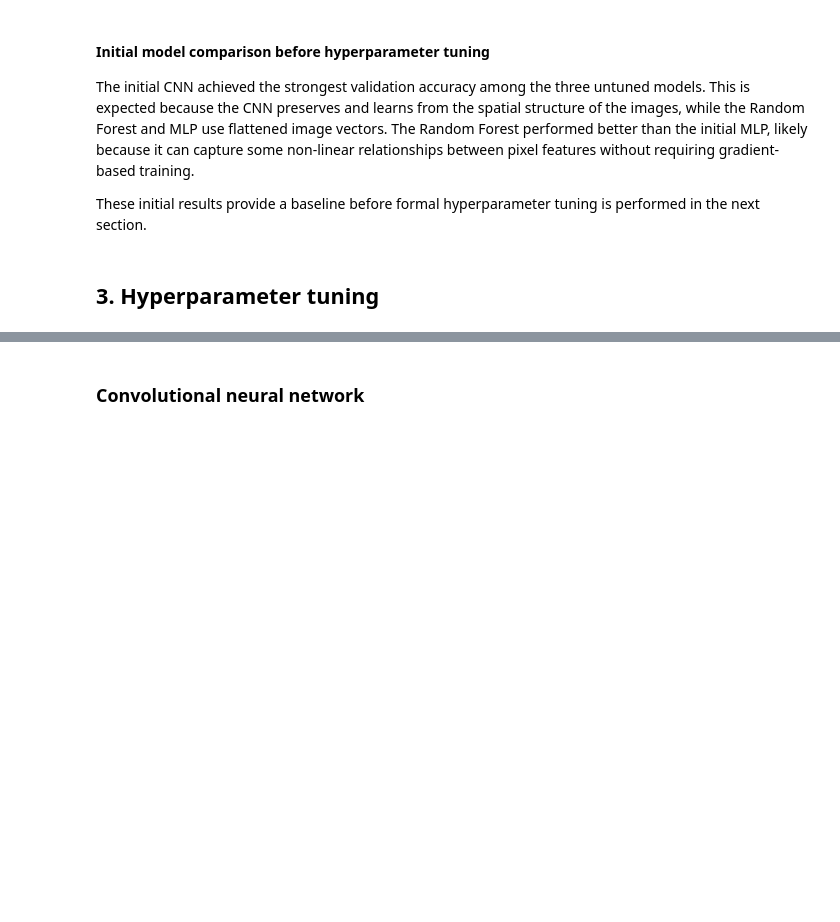
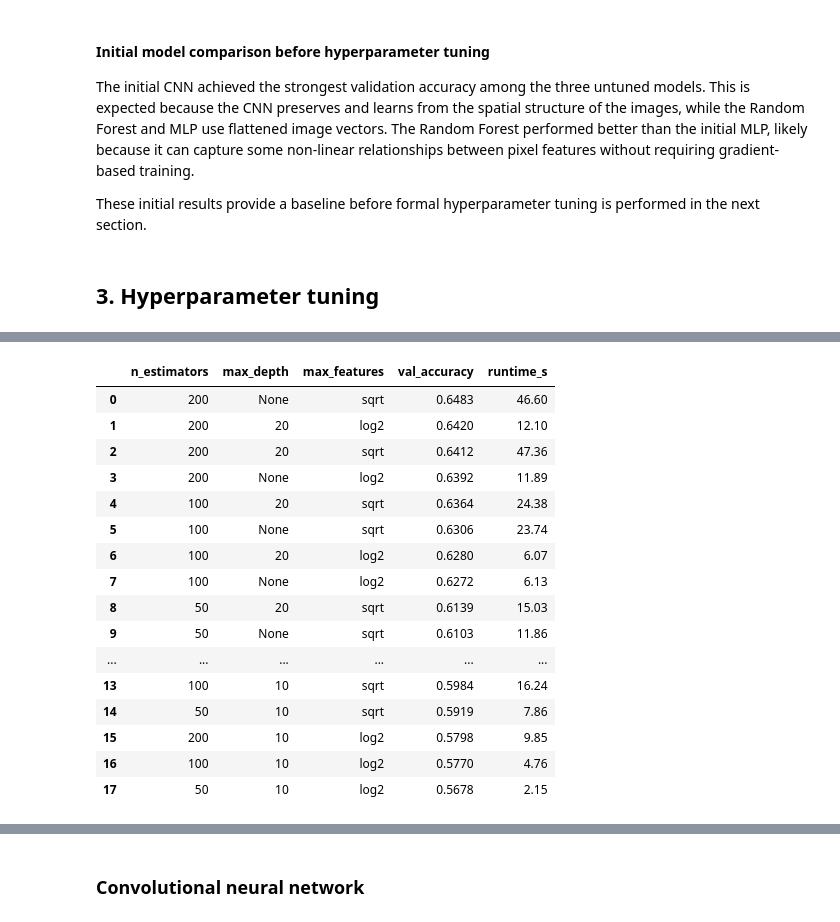
Before and after one commit to rahulsrinivas2003/University-Assignment, a Jupyter notebook: COMP5318 (Machine Learning )/Assignment 2/COMP5318-assignment2-template-notebook-1.ipynb, the cells around one changed output, grey strips where cells are left out. Drawn from its saved outputs; the diff is of its cells as text; code cells hidden in the pictures; blank space fills up the shorter version.

```diff
--- a/COMP5318 (Machine Learning )/Assignment 2/COMP5318-assignment2-template-notebook-1.ipynb
+++ b/COMP5318 (Machine Learning )/Assignment 2/COMP5318-assignment2-template-notebook-1.ipynb
@@ -581,0 +585,79 @@ These initial results provide a baseline before formal hyperparameter tuning is
+# %%
+# ─────────────────────────────────────────────────────────────────
+# SECTION 3.1 — RANDOM FOREST HYPERPARAMETER TUNING
+# Validation set grid search over 18 hyperparameter combinations.
+# WARNING: This cell takes ~10-15 minutes to run.
+# Output is preserved — do NOT rerun unless necessary.
+# ─────────────────────────────────────────────────────────────────
+
+from sklearn.model_selection import ParameterGrid
+
+# Define the hyperparameter grid
+rf_param_grid = {
+    'n_estimators': [50, 100, 200],   # number of trees in the forest
+    'max_depth':    [10, 20, None],   # max depth of each tree (None = unlimited)
+    'max_features': ['sqrt', 'log2']  # features considered at each split
+}
+
+rf_combinations = list(ParameterGrid(rf_param_grid))
+print(f"Total RF hyperparameter combinations to search: {len(rf_combinations)}")
+print("="*65)
+
+# Store tuning results
+rf_tuning_results = []
+
+for i, params in enumerate(rf_combinations):
+    start = time.time()
+
+    # Build and train RF with this combination
+    rf_tune = RandomForestClassifier(
+        n_estimators=params['n_estimators'],
+        max_depth=params['max_depth'],
+        max_features=params['max_features'],
+        random_state=RANDOM_STATE,
+        n_jobs=-1  # use all CPU cores for speed
+    )
+    rf_tune.fit(X_train_base, y_train_base)
+
+    elapsed = time.time() - start
+
+    # Evaluate on validation set
+    y_pred_rf = rf_tune.predict(X_val_base)
+    val_acc = accuracy_score(y_val_base, y_pred_rf)
+
+    # Record result
+    rf_tuning_results.append({
+        'n_estimators': params['n_estimators'],
+        'max_depth':    str(params['max_depth']),   # None → string for display
+        'max_features': params['max_features'],
+        'val_accuracy': round(val_acc, 4),
+        'runtime_s':    round(elapsed, 2)
+    })
+
+    print(f"[{i+1:2}/{len(rf_combinations)}] "
+          f"n_estimators={params['n_estimators']:3d}, "
+          f"max_depth={str(params['max_depth']):4s}, "
+          f"max_features={params['max_features']:4s} "
+          f"→ Val Acc: {val_acc:.4f}  |  Time: {elapsed:.1f}s")
+
+# Convert to DataFrame and sort by best accuracy
+rf_results_df = pd.DataFrame(rf_tuning_results)
+rf_results_df_sorted = rf_results_df.sort_values('val_accuracy', ascending=False).reset_index(drop=True)
+
+print("\n" + "="*65)
+print("RF Hyperparameter Tuning Results (sorted by validation accuracy):")
+print("="*65)
+display(rf_results_df_sorted)
+
+# Extract best hyperparameters
+best_rf_row = rf_results_df_sorted.iloc[0]
+best_rf_n_estimators = int(best_rf_row['n_estimators'])
+best_rf_max_depth    = None if best_rf_row['max_depth'] == 'None' else int(best_rf_row['max_depth'])
+best_rf_max_features = best_rf_row['max_features']
+
+print(f"\n✅ Best RF hyperparameters found:")
+print(f"   n_estimators : {best_rf_n_estimators}")
+print(f"   max_depth    : {best_rf_max_depth}")
+print(f"   max_features : {best_rf_max_features}")
+print(f"   Val Accuracy : {best_rf_row['val_accuracy']}")
+# %% [output]
@@ -581,0 +681,17 @@ These initial results provide a baseline before formal hyperparameter tuning is
+|  | n_estimators | max_depth | max_features | val_accuracy | runtime_s |
+| 0 | 200 | None | sqrt | 0.6483 | 46.60 |
+| 1 | 200 | 20 | log2 | 0.6420 | 12.10 |
+| 2 | 200 | 20 | sqrt | 0.6412 | 47.36 |
+| 3 | 200 | None | log2 | 0.6392 | 11.89 |
+| 4 | 100 | 20 | sqrt | 0.6364 | 24.38 |
+| 5 | 100 | None | sqrt | 0.6306 | 23.74 |
+| 6 | 100 | 20 | log2 | 0.6280 | 6.07 |
+| 7 | 100 | None | log2 | 0.6272 | 6.13 |
+| 8 | 50 | 20 | sqrt | 0.6139 | 15.03 |
+| 9 | 50 | None | sqrt | 0.6103 | 11.86 |
+| ... | ... | ... | ... | ... | ... |
+| 13 | 100 | 10 | sqrt | 0.5984 | 16.24 |
+| 14 | 50 | 10 | sqrt | 0.5919 | 7.86 |
+| 15 | 200 | 10 | log2 | 0.5798 | 9.85 |
+| 16 | 100 | 10 | log2 | 0.5770 | 4.76 |
+| 17 | 50 | 10 | log2 | 0.5678 | 2.15 |
```
Also changed, not shown: parts of 13 cells of this notebook, 5 other files.
